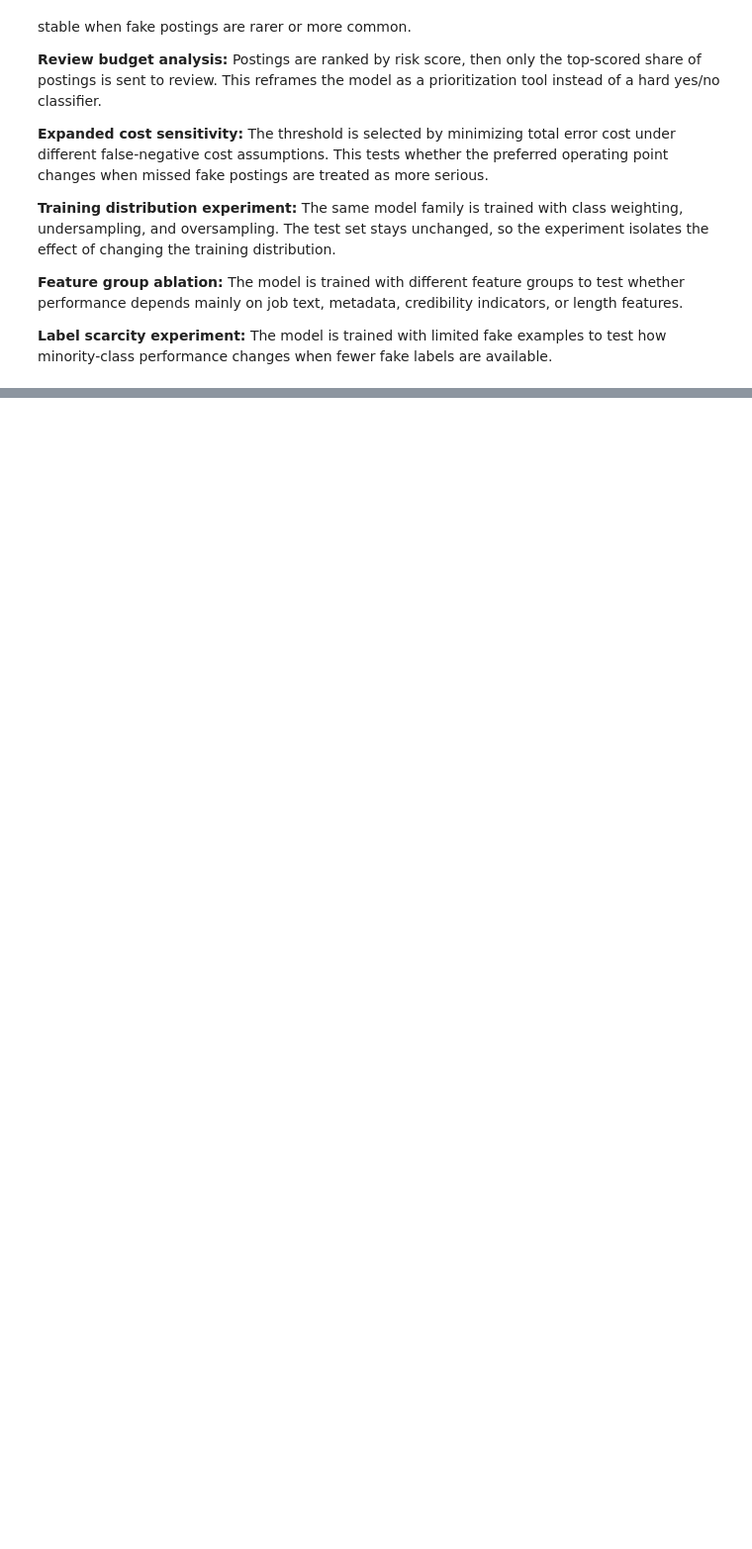
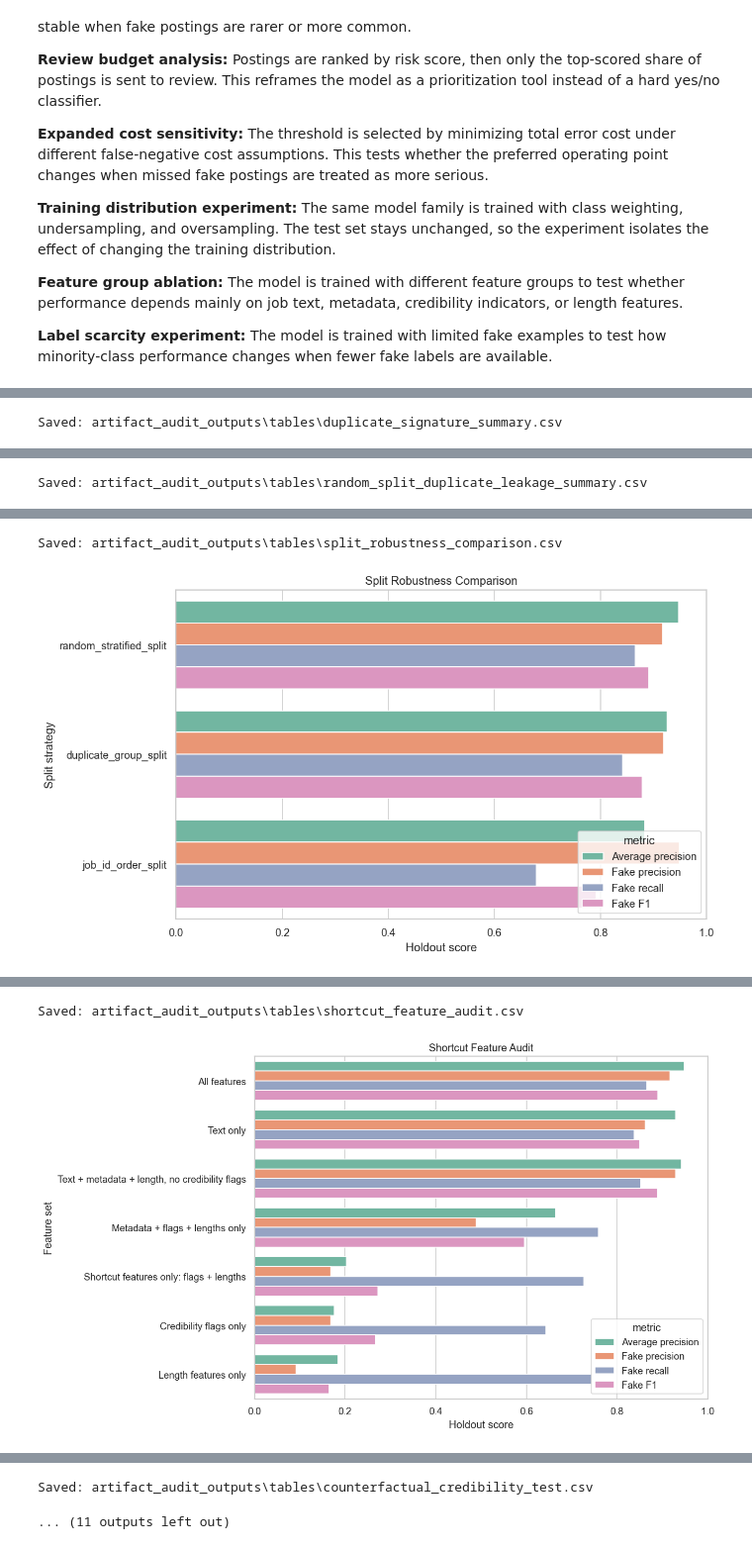
Before and after one commit to PatrickRay88/fake-job-postings-imbalance-research, a Jupyter notebook: imbalance_focused_research.ipynb, the cells around one changed output, grey strips where cells are left out. Shown at 99% size. Cells and saved outputs as stored; diff of their text form; code cells hidden in the pictures; blank space fills up the shorter version.

Commit message:
Add artifact robustness audit

```diff
--- a/imbalance_focused_research.ipynb
+++ b/imbalance_focused_research.ipynb
@@ -608,0 +602,10 @@ The broader research claim is that fake-job detection is not only a binary class
+# %%
+from artifact_robustness_audit import run_artifact_robustness_audit
+
+artifact_audit_outputs = run_artifact_robustness_audit(
+    data_path=Path('Data') / 'fake_jobs_cleaned.csv',
+    output_dir=Path('artifact_audit_outputs'),
+    display_fn=display,
+    random_state=42,
+)
+# %% [output]
@@ -608,0 +614 @@ The broader research claim is that fake-job detection is not only a binary class
+Saved: artifact_audit_outputs\tables\duplicate_signature_summary.csv
@@ -608,0 +617 @@ The broader research claim is that fake-job detection is not only a binary class
+Saved: artifact_audit_outputs\tables\random_split_duplicate_leakage_summary.csv
@@ -608,0 +622,2 @@ The broader research claim is that fake-job detection is not only a binary class
+Saved: artifact_audit_outputs\tables\split_robustness_comparison.csv
+[figure, added]
@@ -608,0 +632,2 @@ The broader research claim is that fake-job detection is not only a binary class
+Saved: artifact_audit_outputs\tables\shortcut_feature_audit.csv
+[figure, added]
@@ -608,0 +638,2 @@ The broader research claim is that fake-job detection is not only a binary class
+Saved: artifact_audit_outputs\tables\counterfactual_credibility_test.csv
+... (11 outputs left out)
```
Also changed, not shown: parts of 5 cells of this notebook, 18 other files.
